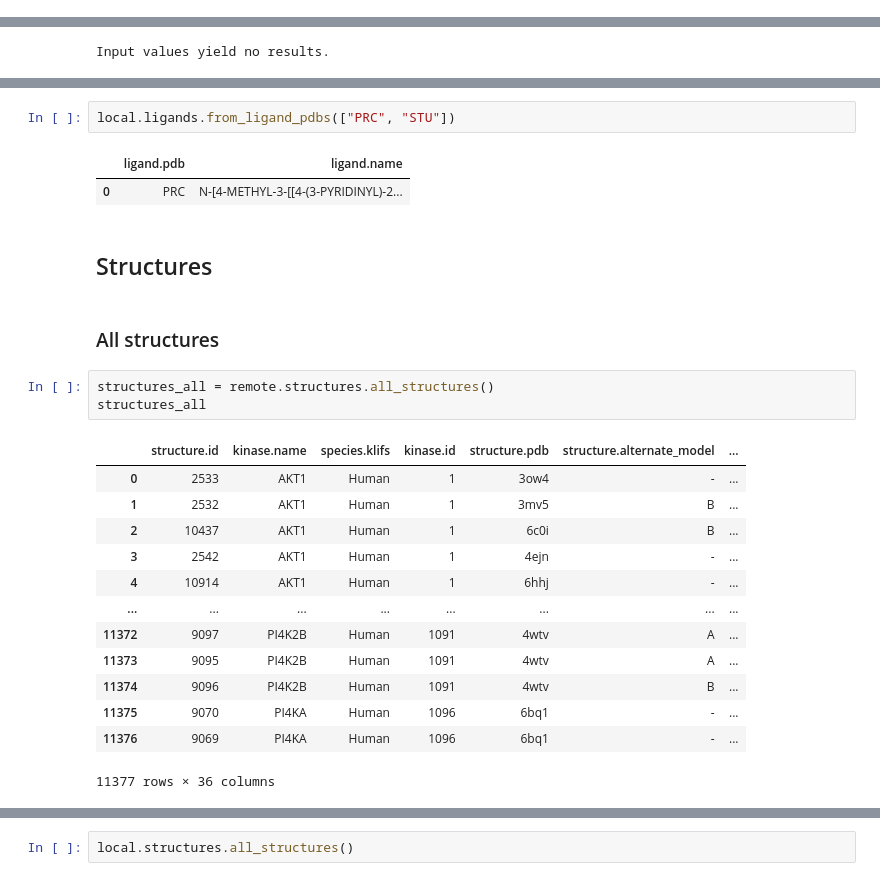
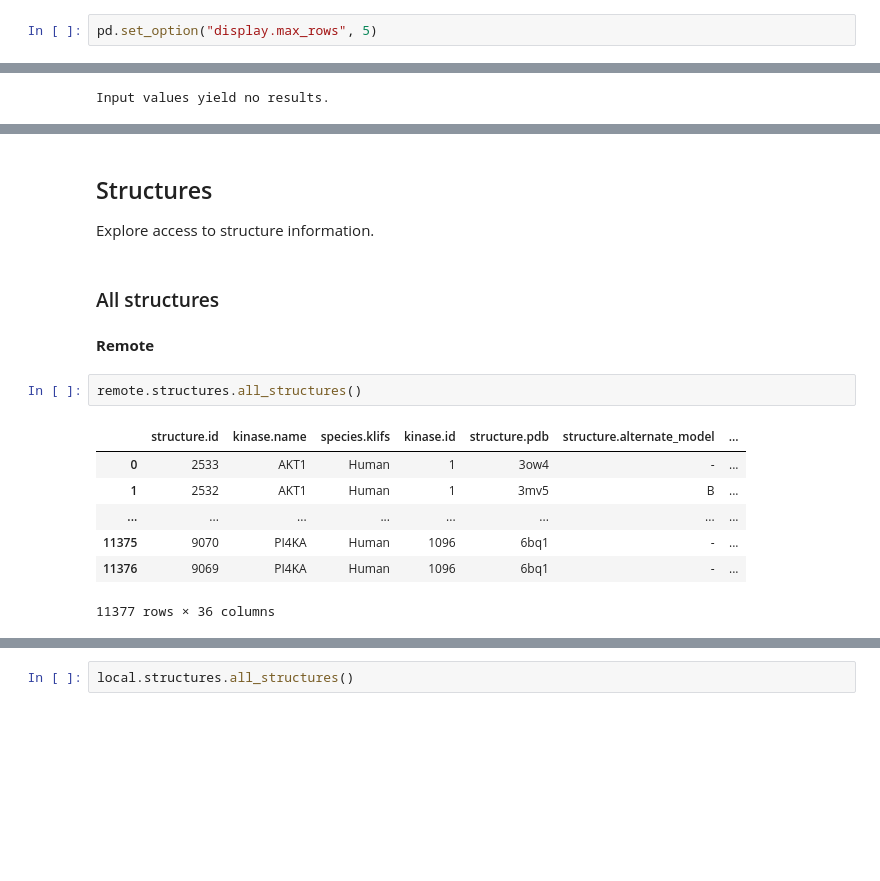
Before and after one commit to volkamerlab/opencadd, a Jupyter notebook: docs/tutorials/databases_klifs.ipynb, the cells around one changed output, grey strips where cells are left out. Drawn from its saved outputs; the diff is of its cells as text; blank space fills up the shorter version.

```diff
--- a/docs/tutorials/databases_klifs.ipynb
+++ b/docs/tutorials/databases_klifs.ipynb
@@ -31,2 +40,4 @@ KLIFS_CLIENT = SwaggerClient.from_url(
 from rdkit.Chem import Draw
 from rdkit.Chem.Draw import IPythonConsole
+# %%
+pd.set_option("display.max_rows", 5)
@@ -562,26 +464,18 @@ remote.ligands.from_ligand_pdbs(["STI", "STU"])
-# %%
-local.ligands.from_ligand_pdbs(["PRC", "STU"])
-# %% [output]
-|  | ligand.pdb | ligand.name |
-| 0 | PRC | N-[4-METHYL-3-[[4-(3-PYRIDINYL)-2... |
-# %% [markdown]
-## Structures
+# %% [markdown]
+## Structures
+
+Explore access to structure information.
 # %% [markdown]
 ### All structures
+# %% [markdown]
+__Remote__
 # %%
-structures_all = remote.structures.all_structures()
-structures_all
+remote.structures.all_structures()
 # %% [output]
 |  | structure.id | kinase.name | species.klifs | kinase.id | structure.pdb | structure.alternate_model | ... |
 | 0 | 2533 | AKT1 | Human | 1 | 3ow4 | - | ... |
 | 1 | 2532 | AKT1 | Human | 1 | 3mv5 | B | ... |
-| 2 | 10437 | AKT1 | Human | 1 | 6c0i | B | ... |
-| 3 | 2542 | AKT1 | Human | 1 | 4ejn | - | ... |
-| 4 | 10914 | AKT1 | Human | 1 | 6hhj | - | ... |
 | ... | ... | ... | ... | ... | ... | ... | ... |
-| 11372 | 9097 | PI4K2B | Human | 1091 | 4wtv | A | ... |
-| 11373 | 9095 | PI4K2B | Human | 1091 | 4wtv | A | ... |
-| 11374 | 9096 | PI4K2B | Human | 1091 | 4wtv | B | ... |
 | 11375 | 9070 | PI4KA | Human | 1096 | 6bq1 | - | ... |
 | 11376 | 9069 | PI4KA | Human | 1096 | 6bq1 | - | ... |
 11377 rows × 36 columns
```
Also changed, not shown: parts of 280 cells of this notebook.
